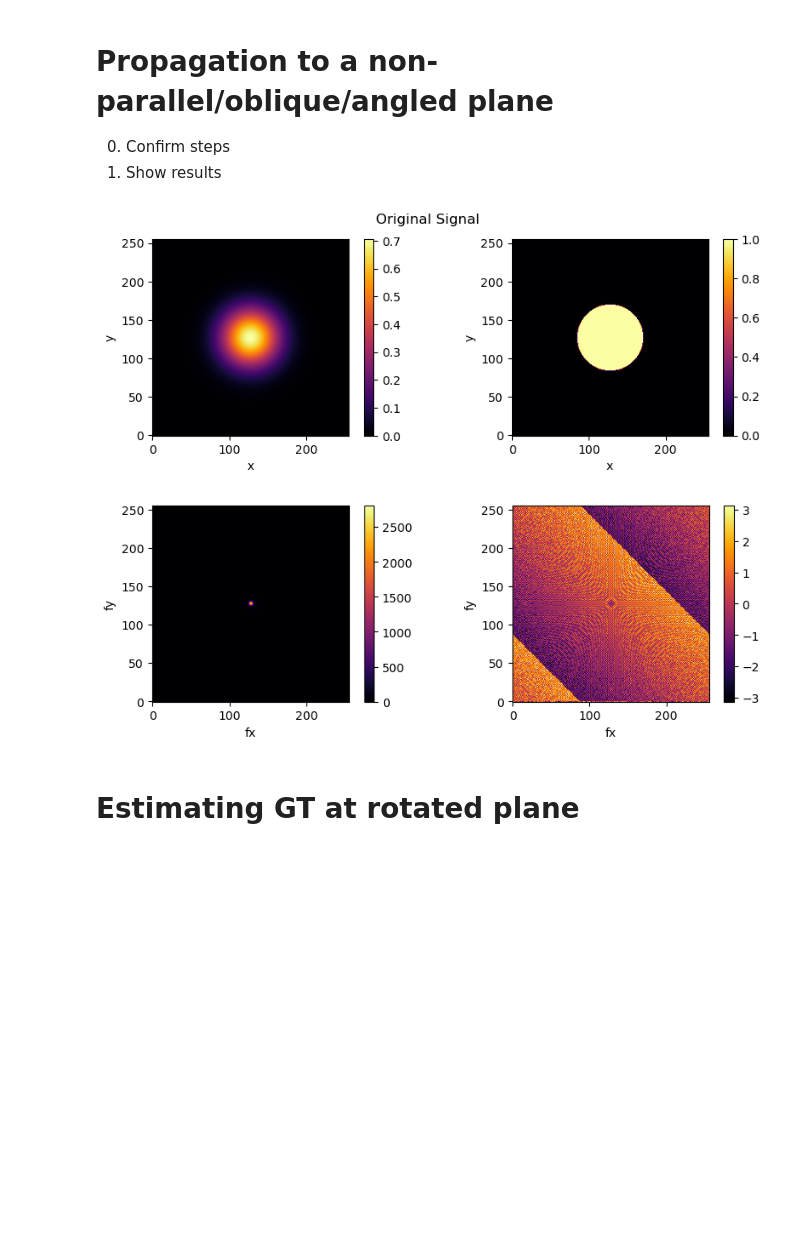
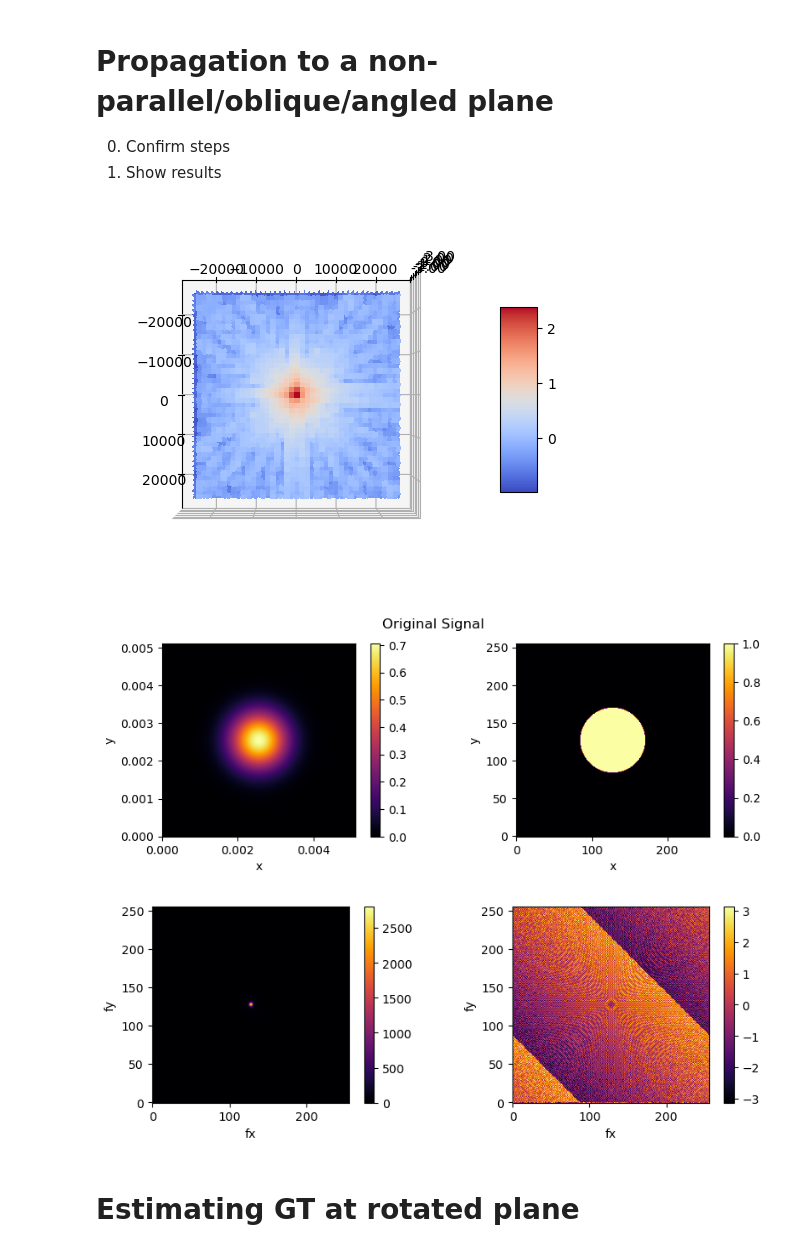
Before and after one commit to Muhammad-Kazim/wave_prop_package, a Jupyter notebook: examples/v2_propagation_angled_plane.ipynb, the cells around one changed output. Cells and saved outputs as stored; diff of their text form; code cells hidden in the pictures; blank space fills up the shorter version.

```diff
--- a/examples/v2_propagation_angled_plane.ipynb
+++ b/examples/v2_propagation_angled_plane.ipynb
@@ -55,10 +55,27 @@ X, Y = np.meshgrid(x, y)
 gaussian_field = gaussian_beam(X, Y, wl, waist_size, z)
 
 # Plot
+fig, ax = plt.subplots(subplot_kw={"projection": "3d"})
+
+u_hat = v_hat = np.fft.fftshift(np.fft.fftfreq(256, 0.02e-3))
+U_hat, V_hat = np.meshgrid(u_hat, v_hat, indexing='ij')
+surf = ax.plot_surface(U_hat, V_hat, np.clip(np.log10(np.abs(np.fft.fftshift(np.fft.fft2(gaussian_field)))), -2, 4), cmap=cm.coolwarm,
+                       linewidth=0, antialiased=False)
+# Customize the z axis.
+ax.set_zlim(-3, 3)
+
+# A StrMethodFormatter is used automatically
+ax.zaxis.set_major_formatter('{x:.02f}')
+
+# Add a color bar which maps values to colors.
+fig.colorbar(surf, shrink=0.5, aspect=5)
+ax.view_init(elev=90, azim=0, roll=0)
+plt.show()
+
 fig, axs = plt.subplots(1, 2, figsize=(10, 3))
 
 cb = axs[0].imshow((np.abs(gaussian_field)),
-        #    extent=(-5, 5, -5, 5),
+           extent=(0, 256*20e-6, 0, 256*20e-6),
            cmap='inferno', origin='lower')
 fig.colorbar(cb, ax=axs[0])
 # axs[0].set_title('Amplitude | Paraxial Gaussian Beam at z = {:.1f} mm'.format(z))
@@ -70,32 +87,33 @@ cb = axs[1].imshow((np.angle(gaussian_field)),
            cmap='inferno', origin='lower')
 fig.colorbar(cb, ax=axs[1])
 # axs[1].set_title('Phase | Paraxial Gaussian Beam at z = {:.1f} mm'.format(z))
 axs[1].set_xlabel('x')
 axs[1].set_ylabel('y')
 
 plt.suptitle('Original Signal')
 
 plt.show()
 
 fig, axs = plt.subplots(1, 2, figsize=(10, 3))
 
 cb = axs[0].imshow(np.abs(np.fft.fftshift(np.fft.fft2(gaussian_field))),
         #    extent=(-5, 5, -5, 5),
            cmap='inferno', origin='lower')
 fig.colorbar(cb, ax=axs[0])
 # axs[0].set_title('Amplitude | Paraxial Gaussian Beam at z = {:.1f} mm'.format(z))
 axs[0].set_xlabel('fx')
 axs[0].set_ylabel('fy')
 
 cb = axs[1].imshow(np.angle(np.fft.fftshift(np.fft.fft2(gaussian_field))),
         #    extent=(-5, 5, -5, 5),
            cmap='inferno', origin='lower')
 fig.colorbar(cb, ax=axs[1])
 # axs[1].set_title('Phase | Paraxial Gaussian Beam at z = {:.1f} mm'.format(z))
 axs[1].set_xlabel('fx')
 axs[1].set_ylabel('fy')
 
 plt.show()
 # %% [output]
-[figure, old version]
+[figure, new version]
-[figure, old version]
+[figure, new version]
+[figure, added]
```
Also changed, not shown: parts of 16 cells of this notebook, 1 other file.
